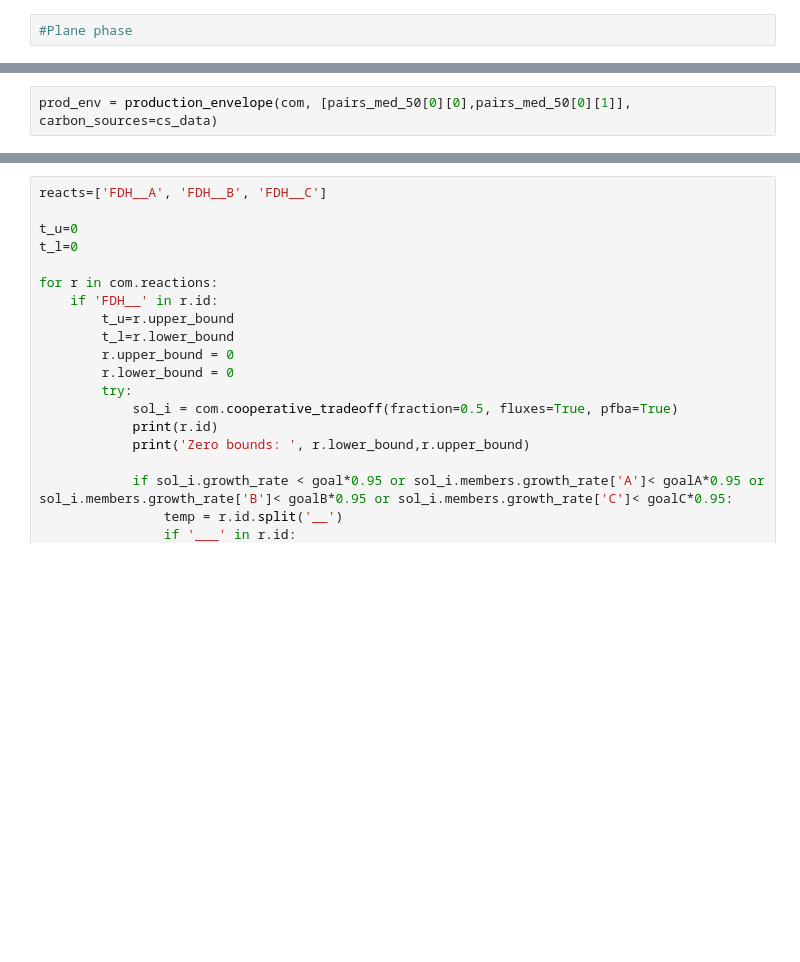
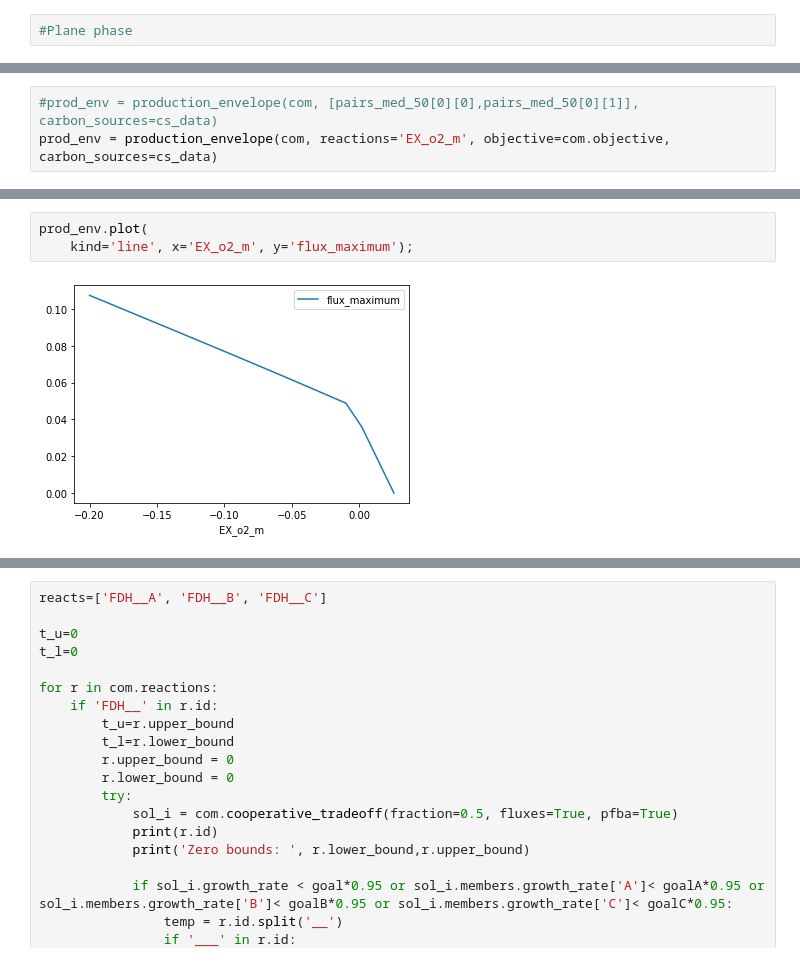
Before and after one commit to resendislab/Modeling_Heterogeneity_Cancer_Metabolism_MICOM, a Jupyter notebook: micom/analysis-w-micom.ipynb, the cells around one changed output, grey strips where cells are left out. Saved outputs shown, nothing was run; the diff lists cells and outputs as text; blank space fills up the shorter version.

```diff
--- a/micom/analysis-w-micom.ipynb
+++ b/micom/analysis-w-micom.ipynb
@@ -821,2 +1512,3 @@ cs_data = cobra.flux_analysis.phenotype_phase_plane.find_carbon_sources(com)
 # %%
-prod_env = production_envelope(com, [pairs_med_50[0][0],pairs_med_50[0][1]], carbon_sources=cs_data)
+#prod_env = production_envelope(com, [pairs_med_50[0][0],pairs_med_50[0][1]], carbon_sources=cs_data)
+prod_env = production_envelope(com, reactions='EX_o2_m', objective=com.objective, carbon_sources=cs_data)
@@ -822,0 +1541,5 @@ prod_env = production_envelope(com, [pairs_med_50[0][0],pairs_med_50[0][1]], car
+# %%
+prod_env.plot(
+    kind='line', x='EX_o2_m', y='flux_maximum');
+# %% [output]
+[figure, added]
```
Also changed, not shown: parts of 41 cells of this notebook, 6 other files.
